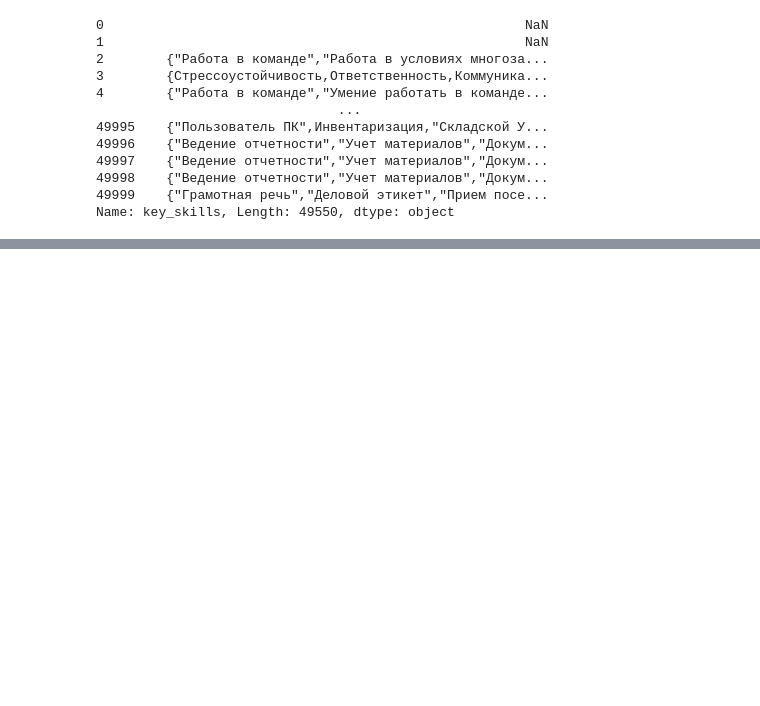
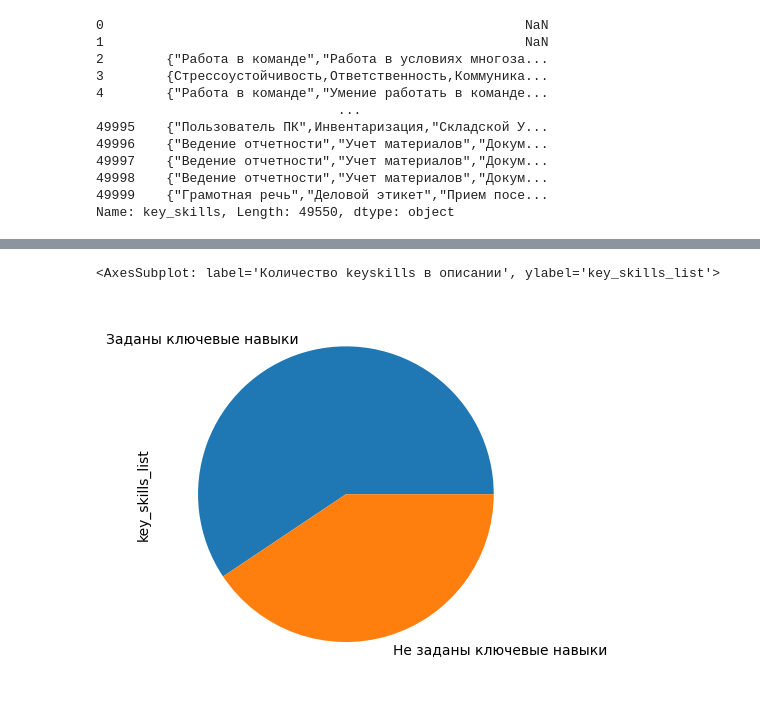
Before and after one commit to Slava0505/job-description-keyword-extractor, a Jupyter notebook: notebooks/EDA.ipynb, the cells around one changed output, grey strips where cells are left out. Drawn from its saved outputs; the diff is of its cells as text; code cells hidden in the pictures; blank space fills up the shorter version.

```diff
--- a/notebooks/EDA.ipynb
+++ b/notebooks/EDA.ipynb
@@ -35,0 +69,11 @@ df['key_skills_list'] = df['key_skills'].str.split(',')
+# %%
+fig, ax = plt.subplots()
+ax.set_label('Количество keyskills в описании')
+
+
+key_skills_num[key_skills_num>0] = 1
+key_skills_for_pie = key_skills_num.replace({0:'Не заданы ключевые навыки', 1:'Заданы ключевые навыки'}).value_counts()
+key_skills_for_pie.plot(kind='pie')
+# %% [output]
+<AxesSubplot: label='Количество keyskills в описании', ylabel='key_skills_list'>
+[figure, added]
```
Also changed, not shown: parts of 8 cells of this notebook.
